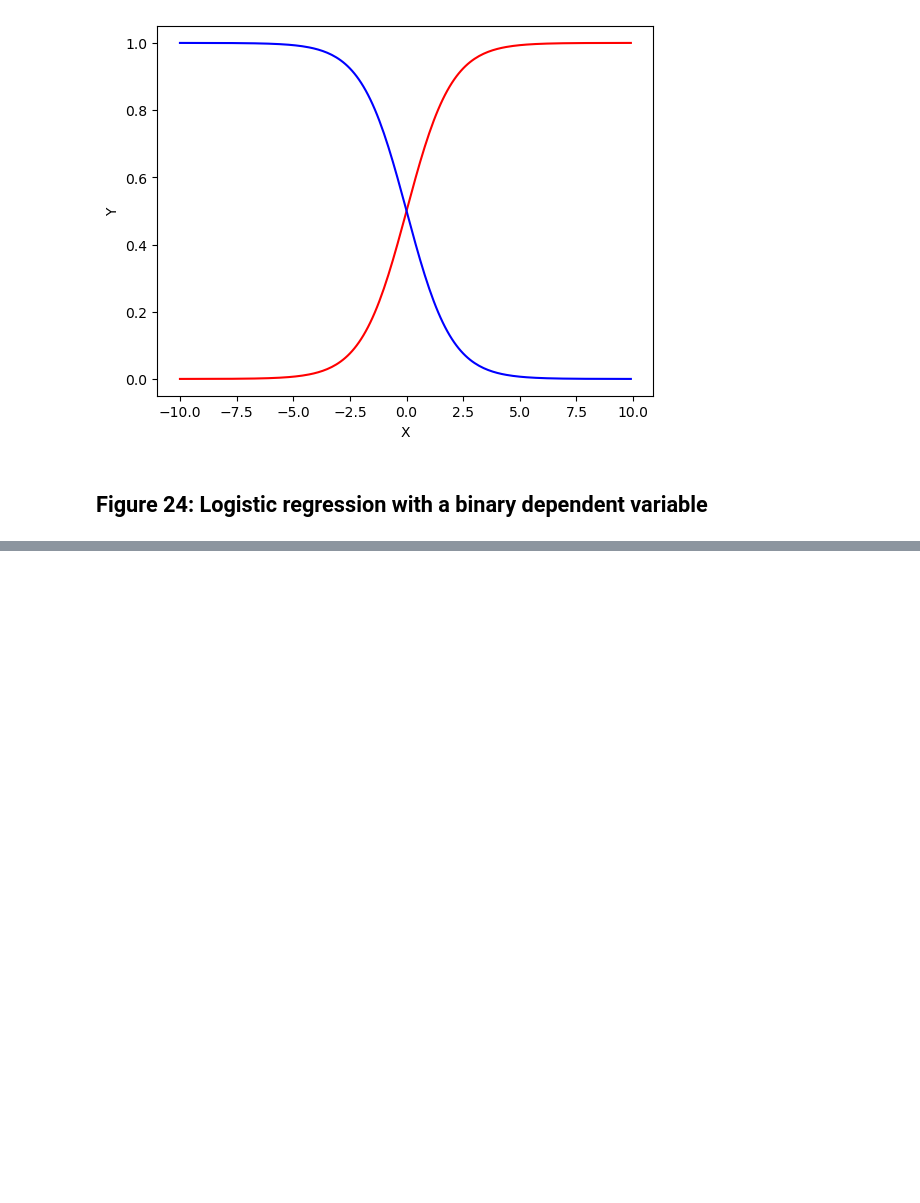
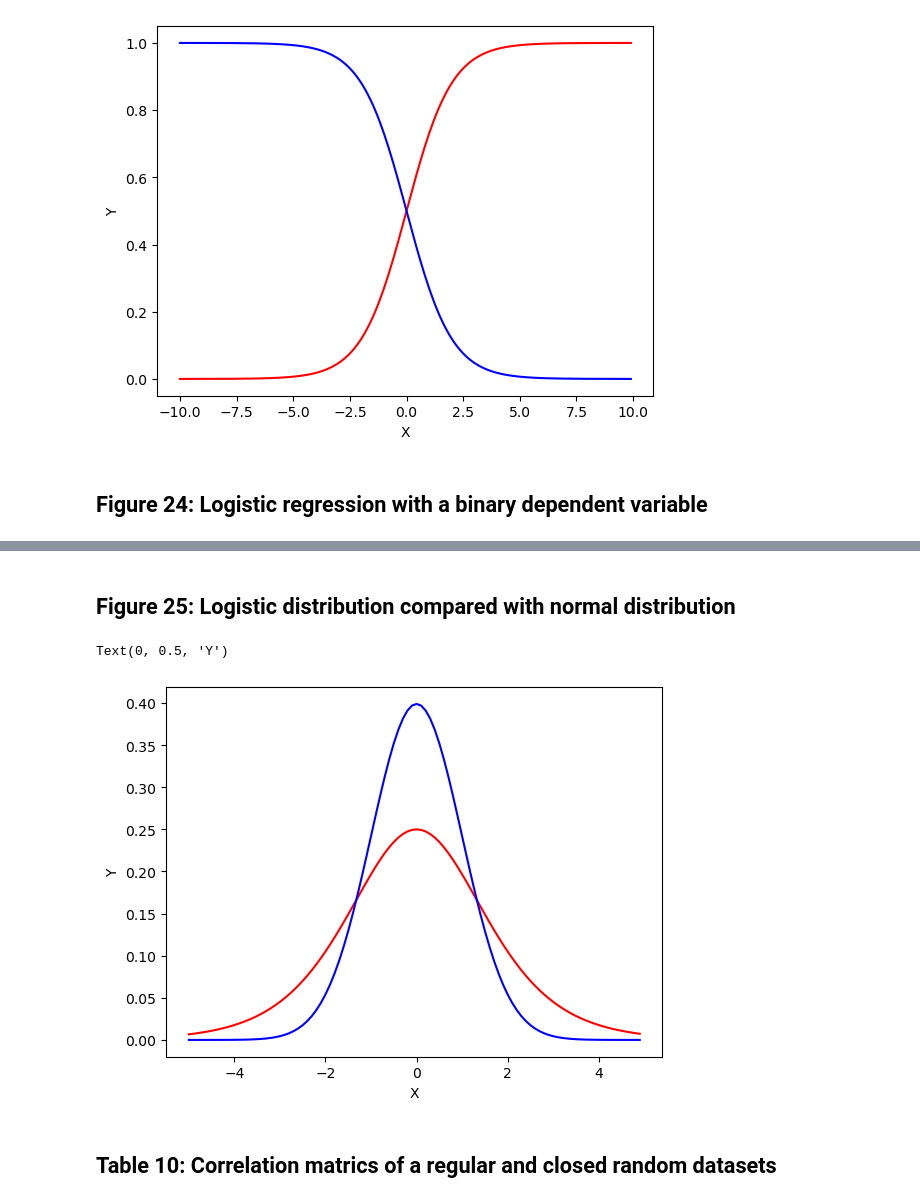
Before and after one commit to nielsjdewinter/VU_Data_analysis_Jupyter_labs, a Jupyter notebook: Syllabus_functions.ipynb, the cells around one changed output, grey strips where cells are left out. Drawn from its saved outputs; the diff is of its cells as text; code cells hidden in the pictures; blank space fills up the shorter version.

```diff
--- a/Syllabus_functions.ipynb
+++ b/Syllabus_functions.ipynb
@@ -716,0 +743,19 @@ TypeError: '>=' not supported between instances of 'numpy.ndarray' and 'int'
+# %% [markdown]
+## Figure 25: Logistic distribution compared with normal distribution
+# %%
+# Define variables
+x = np.arange(-5, 5, 0.1)
+y_log = np.exp(-1 * x) / ((1 + np.exp(-1 * x)) ** 2)
+y_nor = 1 / (np.sqrt(2 * np.pi)) * np.exp(-0.5 * x ** 2)
+
+# Plot sigmoid curve
+# plt.scatter(x, y, marker = '+', s = 100, color = "red") # Plot points
+plt.plot(x, y_log, color = "red") # Plot line
+plt.plot(x, y_nor, color = "blue") # Plot line
+plt.xlabel('X')
+plt.ylabel('Y')
+# %% [output]
+Text(0, 0.5, 'Y')
+[figure, added]
+# %% [markdown]
+## Table 10: Correlation matrics of a regular and closed random datasets
```
Also changed, not shown: parts of 16 cells of this notebook, 1 other file.
